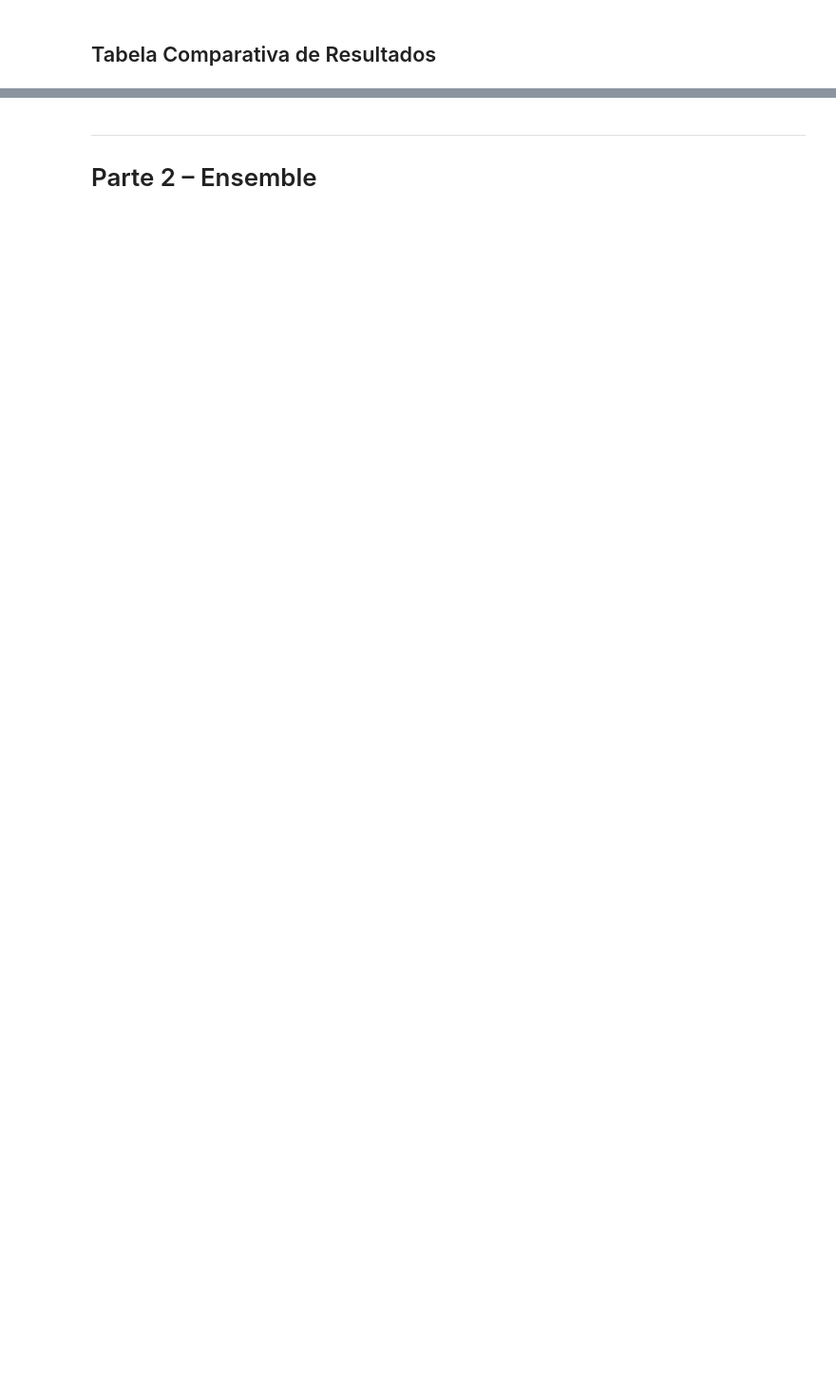
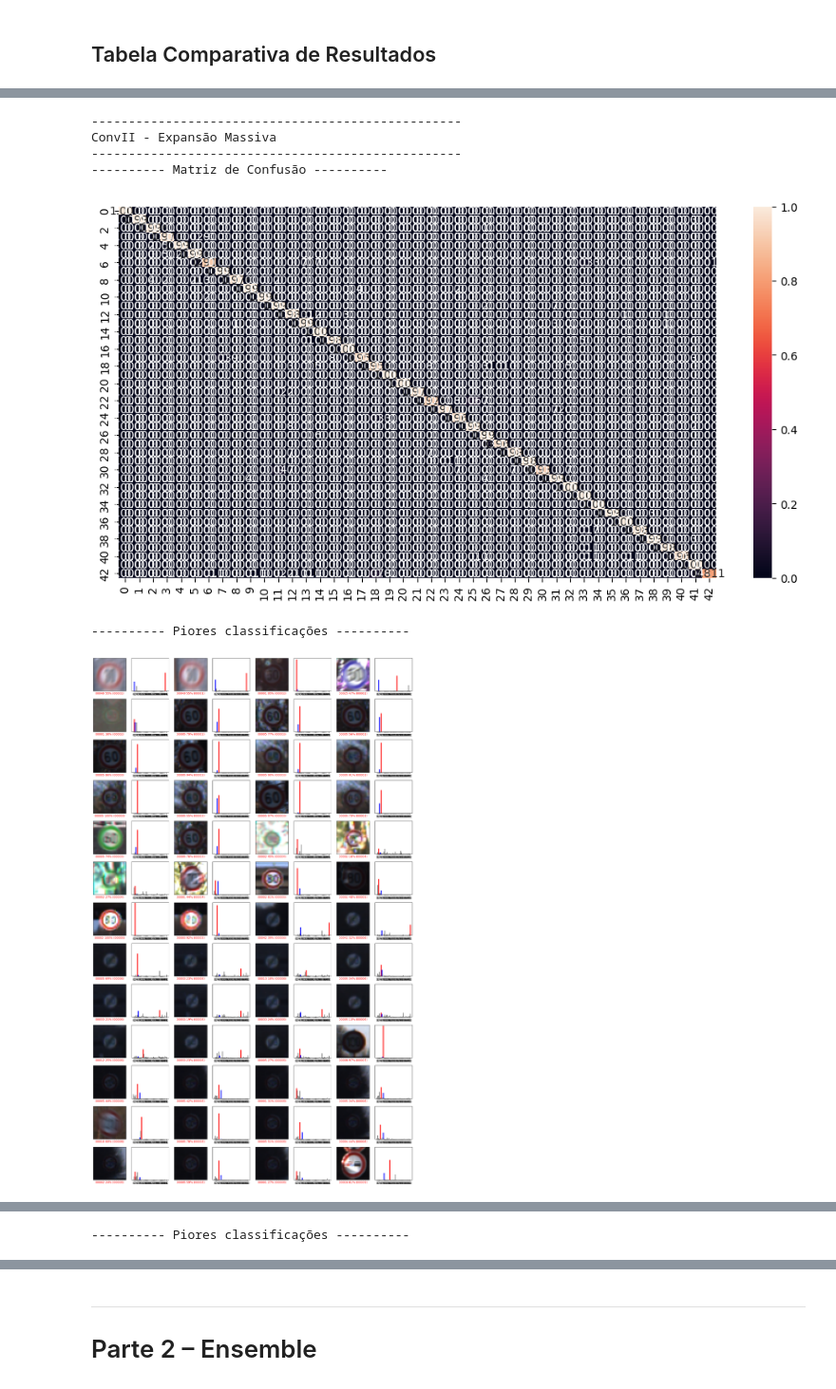
Before and after one commit to phi-00/ProjectVC, a Jupyter notebook: notebooks/notebook.ipynb, the cells around one changed output, grey strips where cells are left out. Shown at 95% size. Drawn from its saved outputs; the diff is of its cells as text; code cells hidden in the pictures; blank space fills up the shorter version.

```diff
--- a/notebooks/notebook.ipynb
+++ b/notebooks/notebook.ipynb
@@ -956,0 +1018,31 @@ ValueError: Index contains duplicate entries, cannot reshape
+# %%
+models_list = [
+    ('conv_II','expansao','ConvII - Expansão Massiva'),
+    ('vgg16_tl','expansao','VGG16 c/ TL - Expansão Massiva')
+#    ('conv_II','expansao','ConvII - Expansão Massiva'),
+#    ('vgg16_tl','expansao','VGG16 c/ TL - Expansão Massiva'),
+]
+# %%
+for model_name, exp_name, label in models_list:
+    print(f'{"-"*50}')
+    print(f'{label}')
+    print(f'{"-"*50}')
+
+    test_loader, _ = get_test_loader(model_name)
+    model = load_model(model_name, exp_name, 0)
+
+    print(f'{"-"*10} Matriz de Confusão {"-"*10}')
+    build_unnormalized_confusion_matrix(model, test_loader)
+    print(f'{"-"*10} Piores classificações {"-"*10}')
+    if model_name == 'conv_II':
+        show_bad_preds_v2(model, test_loader, test_loader.dataset.classes)
+    else:
+        show_bad_preds_v2(model, test_loader, test_loader.dataset.classes, mean=[0.485, 0.456, 0.406], std=[0.229, 0.224, 0.225])
+# %% [output]
+--------------------------------------------------
+ConvII - Expansão Massiva
+--------------------------------------------------
+---------- Matriz de Confusão ----------
+[figure, added]
+---------- Piores classificações ----------
+[figure, added]
@@ -956,0 +1054 @@ ValueError: Index contains duplicate entries, cannot reshape
+---------- Piores classificações ----------
```
Also changed, not shown: parts of 36 cells of this notebook.
